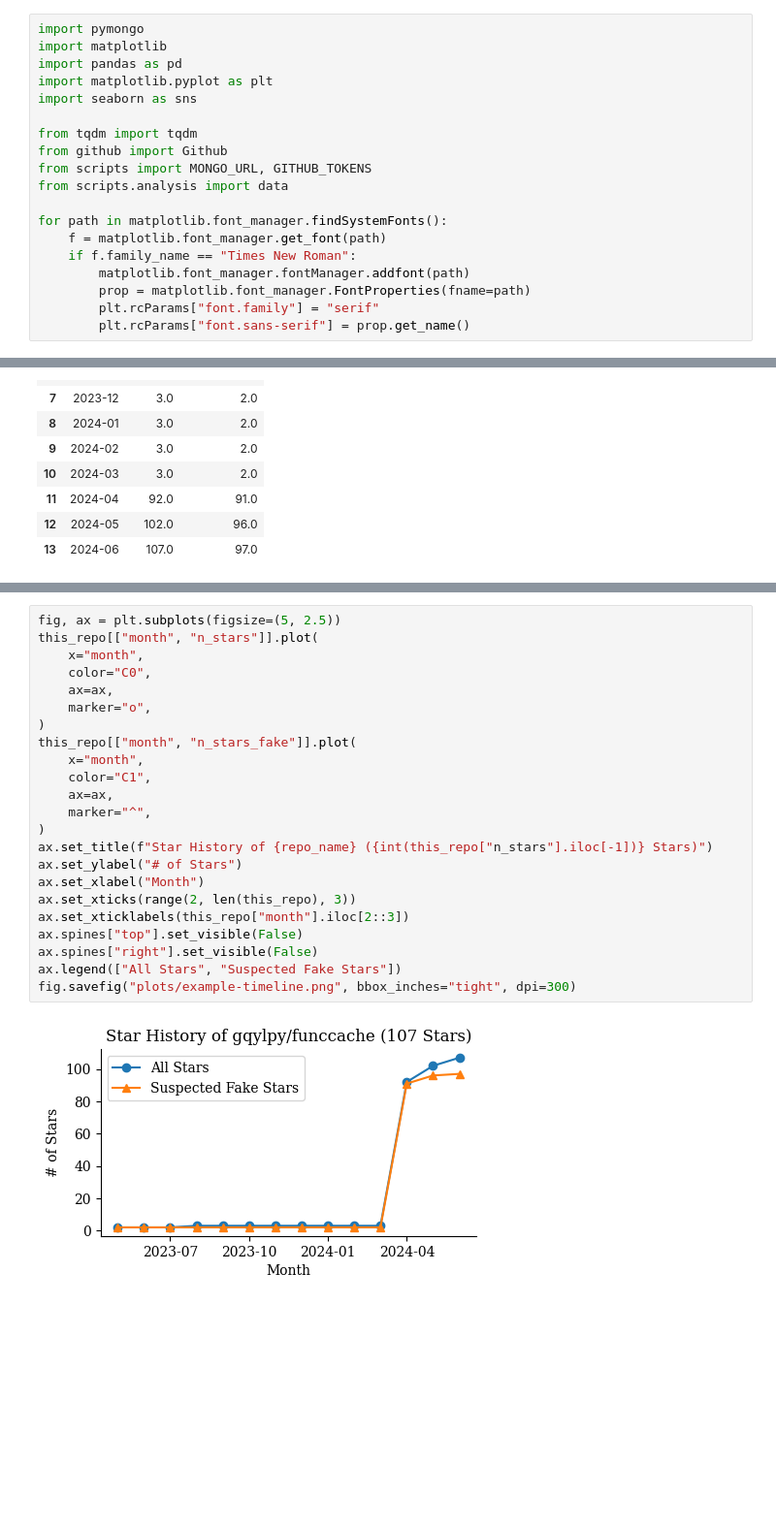
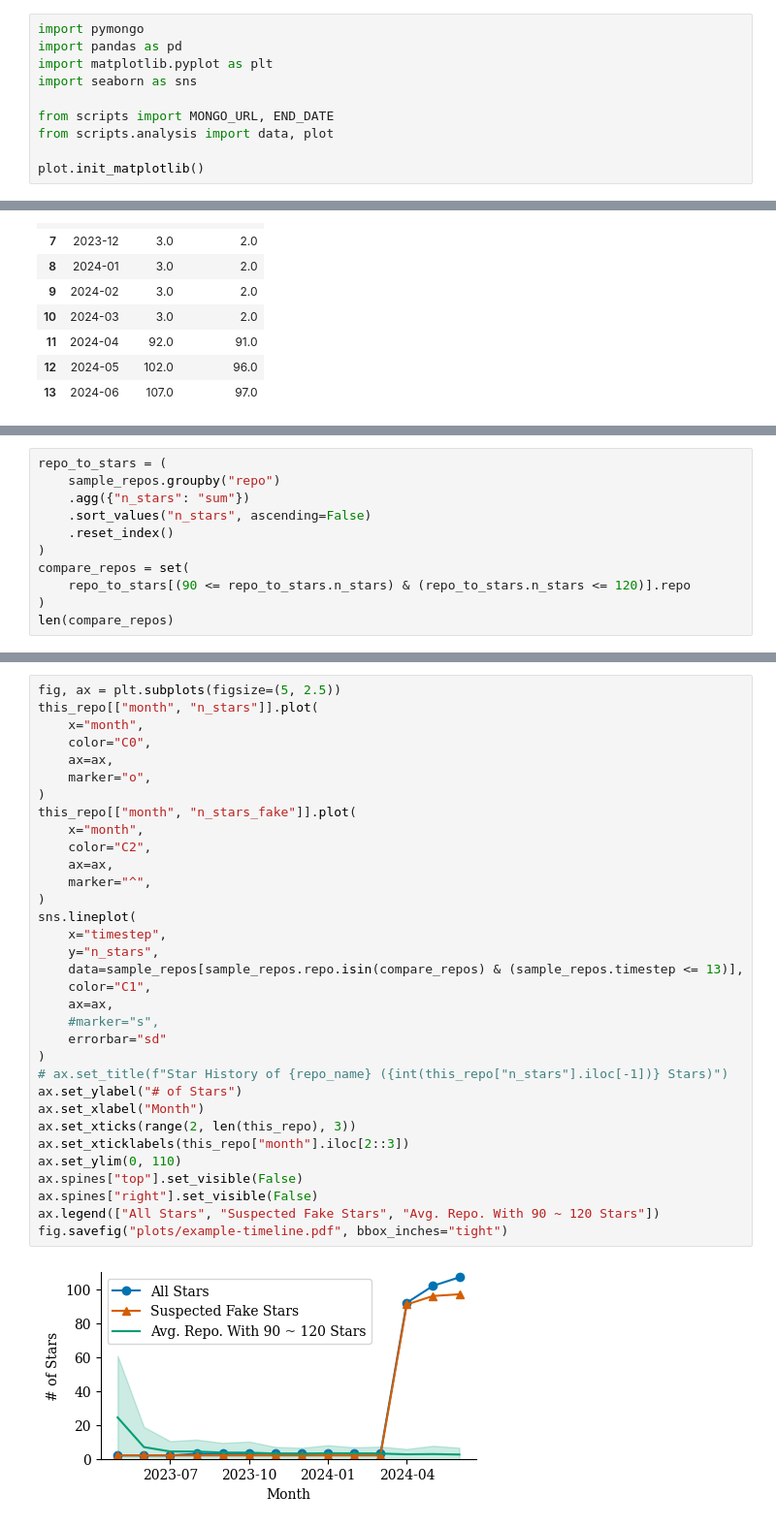
Before and after one commit to hehao98/StarScout, a Jupyter notebook: motivating-example.ipynb, the cells around one changed output, grey strips where cells are left out. Shown at 97% size. Cells and saved outputs as stored; diff of their text form; blank space fills up the shorter version.

Commit message:
Finalize motivating example

```diff
--- a/motivating-example.ipynb
+++ b/motivating-example.ipynb
@@ -1,22 +1,13 @@
 # %%
 import pymongo
-import matplotlib
 import pandas as pd
 import matplotlib.pyplot as plt
 import seaborn as sns
 
-from tqdm import tqdm
-from github import Github
-from scripts import MONGO_URL, GITHUB_TOKENS
-from scripts.analysis import data
+from scripts import MONGO_URL, END_DATE
+from scripts.analysis import data, plot
 
-for path in matplotlib.font_manager.findSystemFonts():
-    f = matplotlib.font_manager.get_font(path)
-    if f.family_name == "Times New Roman":
-        matplotlib.font_manager.fontManager.addfont(path)
-        prop = matplotlib.font_manager.FontProperties(fname=path)
-        plt.rcParams["font.family"] = "serif"
-        plt.rcParams["font.sans-serif"] = prop.get_name()
+plot.init_matplotlib()
 # %%
 repo_name = "gqylpy/funccache"
 stars = data.get_stars_by_month_all()
@@ -89,0 +81,11 @@ results.to_csv("data/sample_repo_stars_by_month.csv", index=False)
+# %%
+repo_to_stars = (
+    sample_repos.groupby("repo")
+    .agg({"n_stars": "sum"})
+    .sort_values("n_stars", ascending=False)
+    .reset_index()
+)
+compare_repos = set(
+    repo_to_stars[(90 <= repo_to_stars.n_stars) & (repo_to_stars.n_stars <= 120)].repo
+)
+len(compare_repos)
@@ -90,25 +94,35 @@ results.to_csv("data/sample_repo_stars_by_month.csv", index=False)
 # %%
 fig, ax = plt.subplots(figsize=(5, 2.5))
 this_repo[["month", "n_stars"]].plot(
     x="month",
     color="C0",
     ax=ax,
     marker="o",
 )
 this_repo[["month", "n_stars_fake"]].plot(
     x="month",
-    color="C1",
+    color="C2",
     ax=ax,
     marker="^",
 )
-ax.set_title(f"Star History of {repo_name} ({int(this_repo["n_stars"].iloc[-1])} Stars)")
+sns.lineplot(
+    x="timestep",
+    y="n_stars",
+    data=sample_repos[sample_repos.repo.isin(compare_repos) & (sample_repos.timestep <= 13)],
+    color="C1",
+    ax=ax,
+    #marker="s",
+    errorbar="sd"
+)
+# ax.set_title(f"Star History of {repo_name} ({int(this_repo["n_stars"].iloc[-1])} Stars)")
 ax.set_ylabel("# of Stars")
 ax.set_xlabel("Month")
 ax.set_xticks(range(2, len(this_repo), 3))
 ax.set_xticklabels(this_repo["month"].iloc[2::3])
+ax.set_ylim(0, 110)
 ax.spines["top"].set_visible(False)
 ax.spines["right"].set_visible(False)
-ax.legend(["All Stars", "Suspected Fake Stars"])
-fig.savefig("plots/example-timeline.png", bbox_inches="tight", dpi=300)
+ax.legend(["All Stars", "Suspected Fake Stars", "Avg. Repo. With 90 ~ 120 Stars"])
+fig.savefig("plots/example-timeline.pdf", bbox_inches="tight")
 # %% [output]
-[figure, old version]
+[figure, new version]
```
Also changed, not shown: parts of 7 cells of this notebook, 8 other files.
